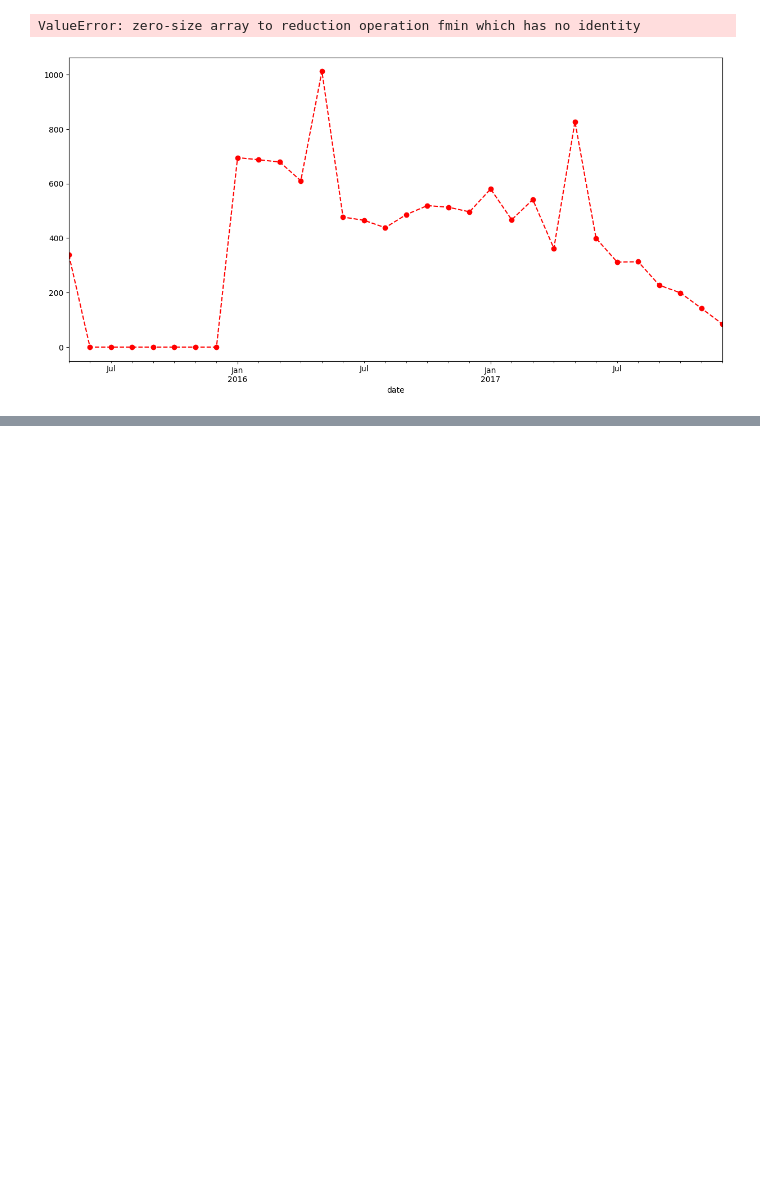
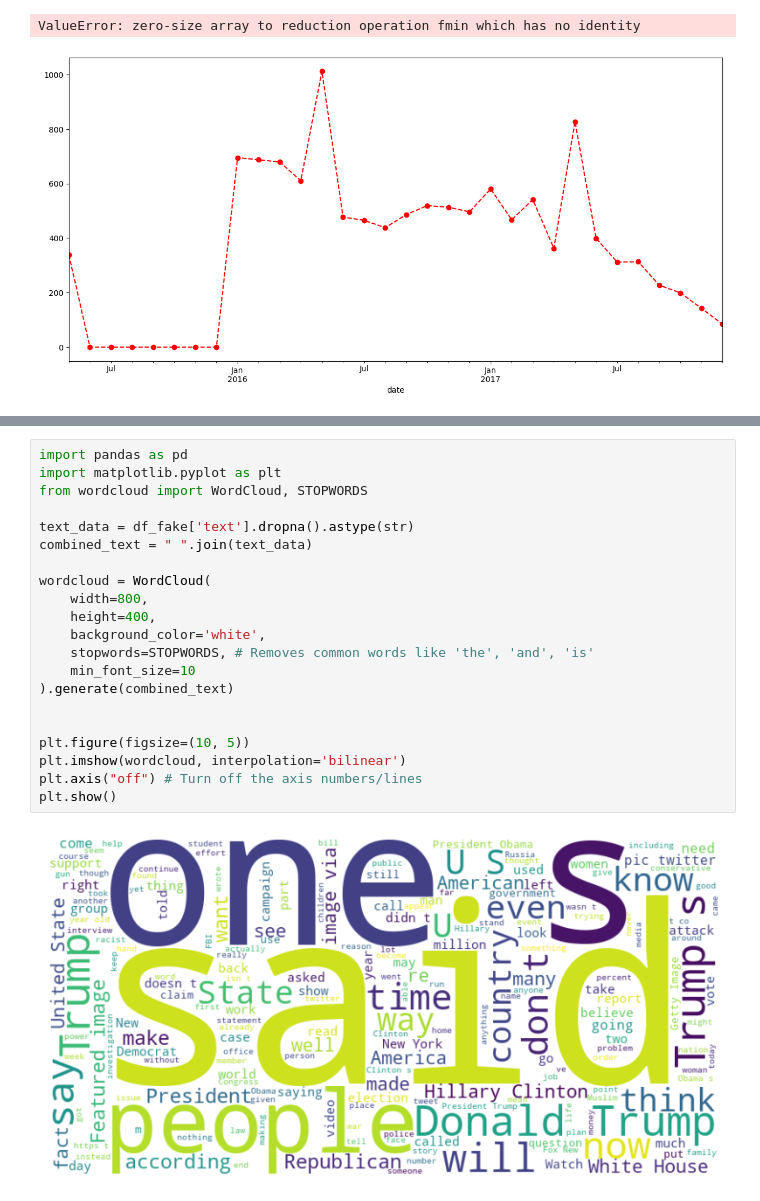
Before and after one commit to rhodemilk/fakeornah, a Jupyter notebook: FakeOrReal.ipynb, the cells around one changed output, grey strips where cells are left out. Cells and saved outputs as stored; diff of their text form; blank space fills up the shorter version.

```diff
--- a/FakeOrReal.ipynb
+++ b/FakeOrReal.ipynb
@@ -694,0 +749,23 @@ ValueError: zero-size array to reduction operation fmin which has no identity
+# %%
+import pandas as pd
+import matplotlib.pyplot as plt
+from wordcloud import WordCloud, STOPWORDS
+
+text_data = df_fake['text'].dropna().astype(str)
+combined_text = " ".join(text_data)
+
+wordcloud = WordCloud(
+    width=800,
+    height=400,
+    background_color='white',
+    stopwords=STOPWORDS, # Removes common words like 'the', 'and', 'is'
+    min_font_size=10
+).generate(combined_text)
+
+
+plt.figure(figsize=(10, 5))
+plt.imshow(wordcloud, interpolation='bilinear')
+plt.axis("off") # Turn off the axis numbers/lines
+plt.show()
+# %% [output]
+[figure, added]
```
Also changed, not shown: parts of 10 cells of this notebook, 1 other file.
